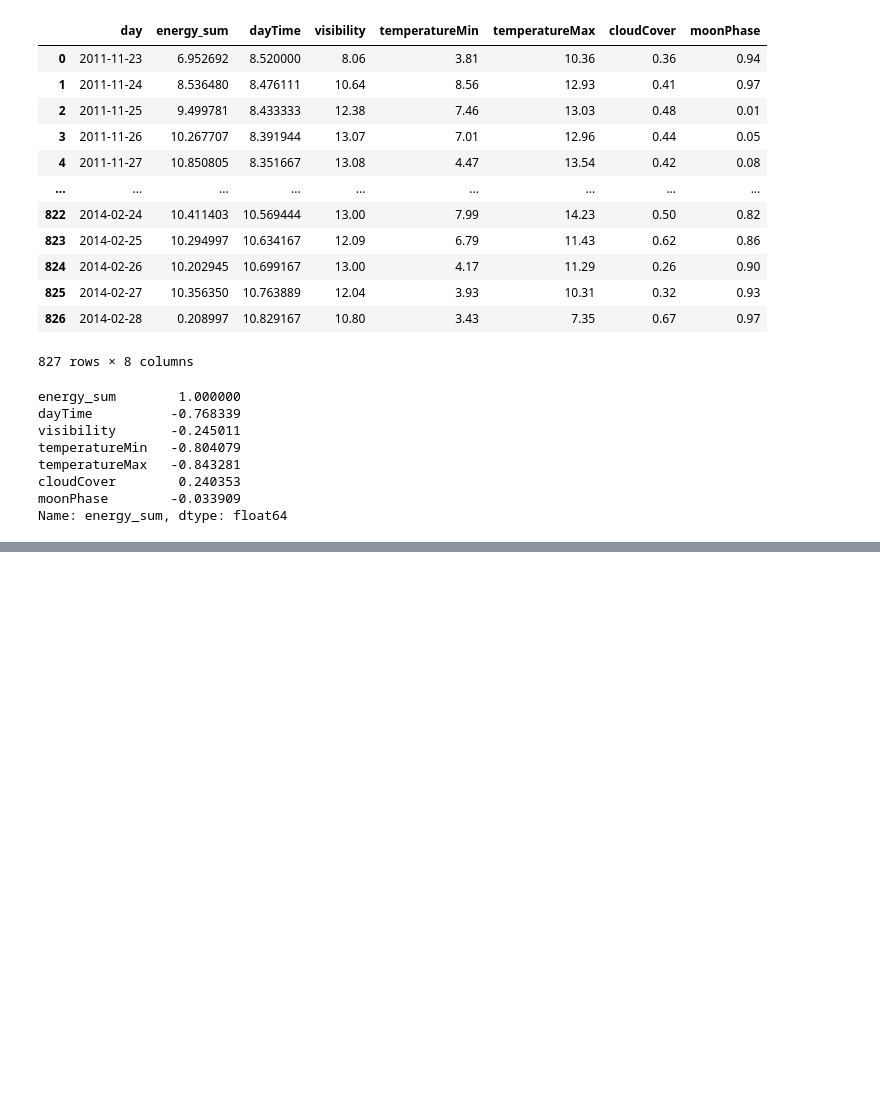
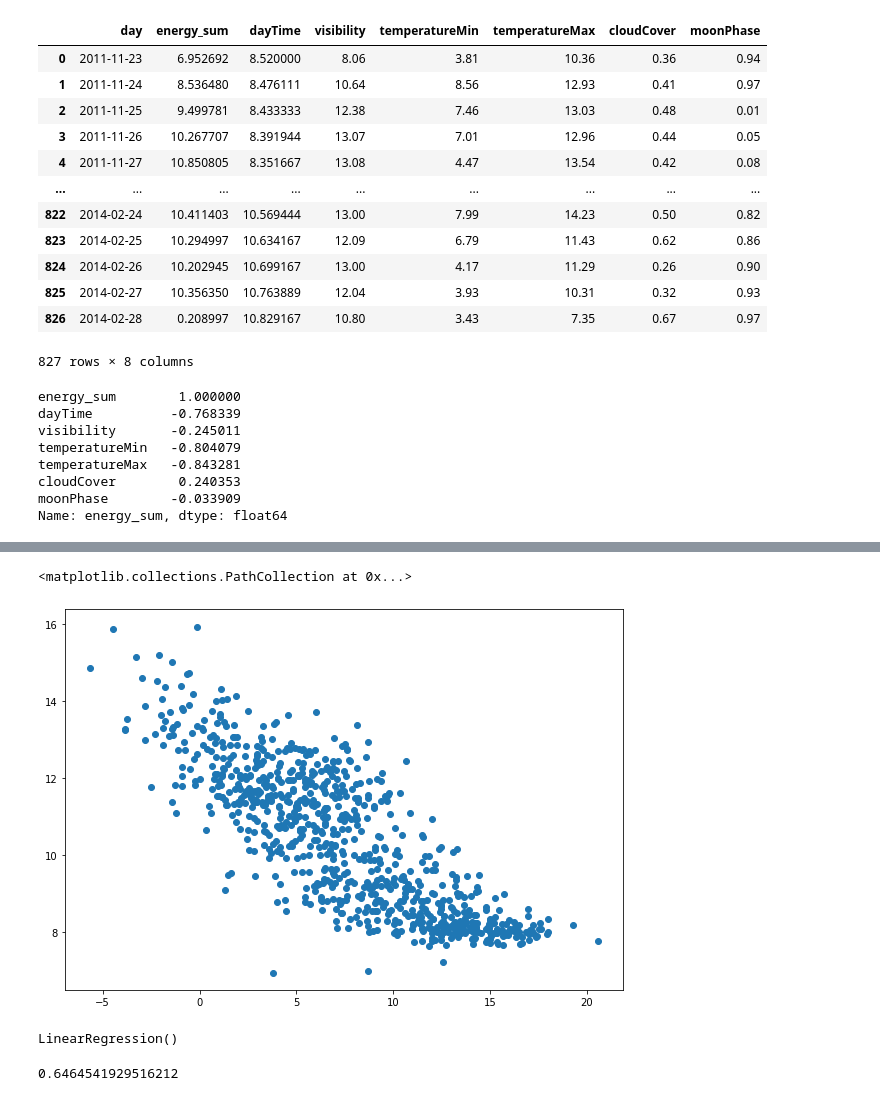
Before and after one commit to fctonio/Smart-meters-analysis, a Jupyter notebook: Notebooks/OLS_Merged_Weather_daily.ipynb, the cells around one changed output, grey strips where cells are left out. Drawn from its saved outputs; the diff is of its cells as text; code cells hidden in the pictures; blank space fills up the shorter version.

Commit message:
regression model built

```diff
--- a/Notebooks/OLS_Merged_Weather_daily.ipynb
+++ b/Notebooks/OLS_Merged_Weather_daily.ipynb
@@ -61,0 +81,15 @@ Name: energy_sum, dtype: float64
+# %%
+plt.figure(figsize=(10,7))
+plt.scatter(df_merged[["temperatureMin"]], df_merged[["energy_sum"]])
+# %% [output]
+<matplotlib.collections.PathCollection at 0x...>
+[figure, added]
+# %%
+regressor = LinearRegression()
+regressor.fit(df_merged[["temperatureMin"]], df_merged[["energy_sum"]])
+# %% [output]
+LinearRegression()
+# %%
+regressor.score(x, y)
+# %% [output]
+0.6464541929516212
```
Also changed, not shown: parts of 11 cells of this notebook, 2 other files.
